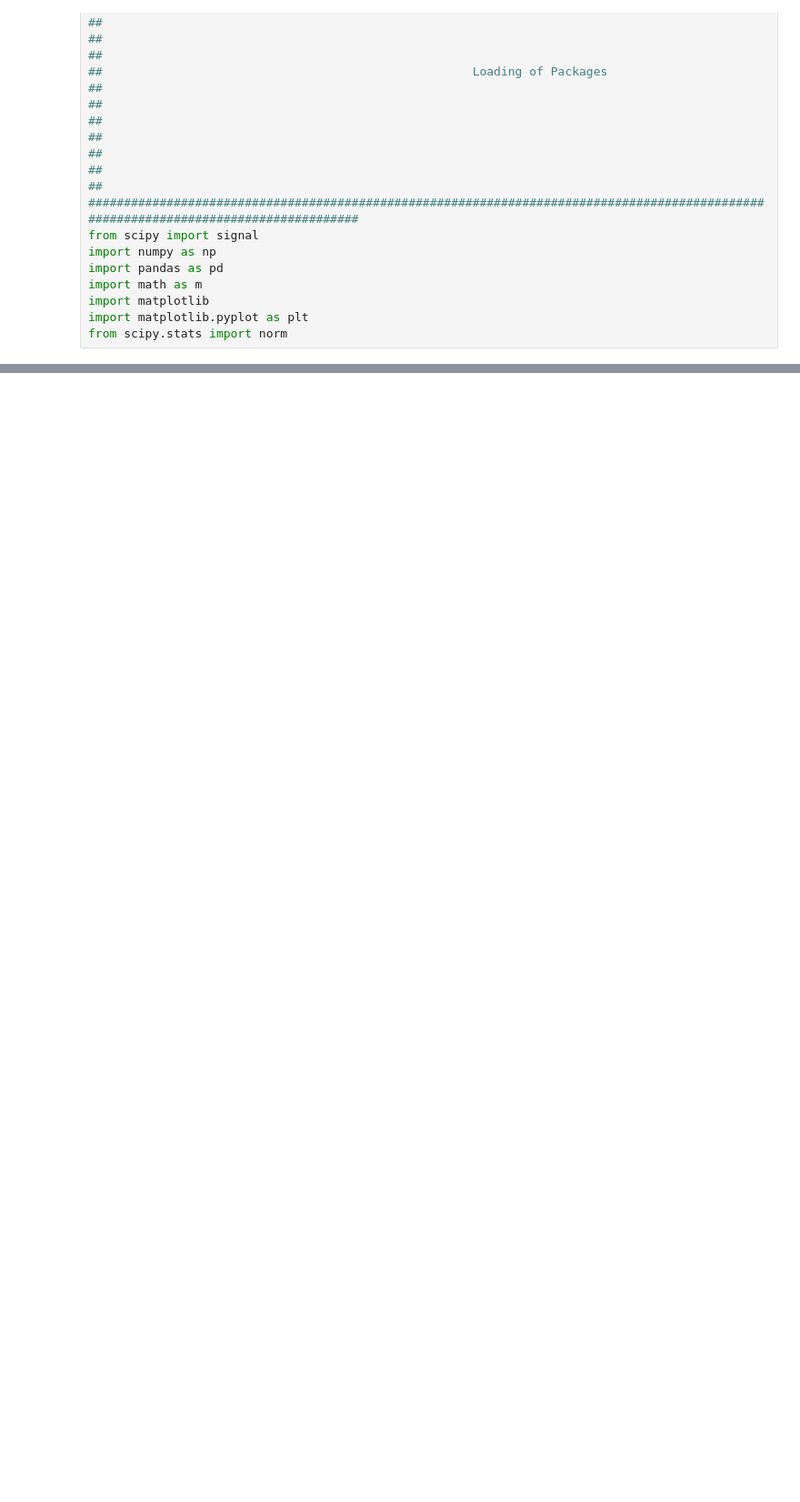
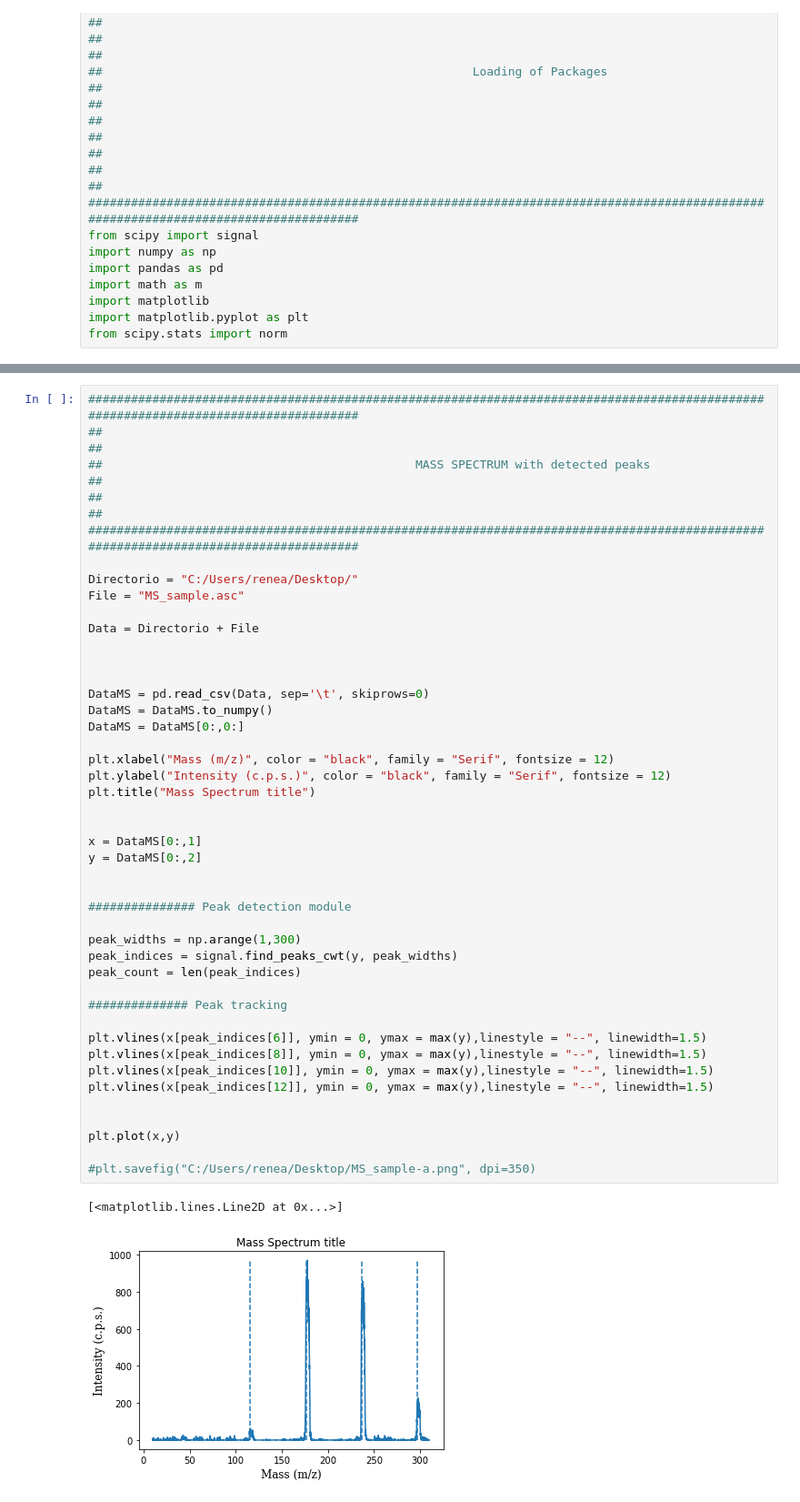
Before and after one commit to renecartaya/Quadrupole-Mass-Spectrometry, a Jupyter notebook: Quadrupole_Mass_Spectrometry_Sample.ipynb, the cells around one changed output, grey strips where cells are left out. Shown at 91% size. Saved outputs shown, nothing was run; the diff lists cells and outputs as text; blank space fills up the shorter version.

```diff
--- a/Quadrupole_Mass_Spectrometry_Sample.ipynb
+++ b/Quadrupole_Mass_Spectrometry_Sample.ipynb
@@ -93 +213,48 @@ plt.savefig("C:/Users/renea/Desktop/MS_sample-a.png", dpi=350)
 [figure]
+# %%
+#####################################################################################################################################
+##                                                                                                                                 ##
+##                                            MASS SPECTRUM with detected peaks                                                    ##
+##                                                                                                                                 ##
+#####################################################################################################################################
+
+Directorio = "C:/Users/renea/Desktop/"
+File = "MS_sample.asc"
+
+Data = Directorio + File
+
+
+
+DataMS = pd.read_csv(Data, sep='\t', skiprows=0)
+DataMS = DataMS.to_numpy()
+DataMS = DataMS[0:,0:]
+
+plt.xlabel("Mass (m/z)", color = "black", family = "Serif", fontsize = 12)
+plt.ylabel("Intensity (c.p.s.)", color = "black", family = "Serif", fontsize = 12)
+plt.title("Mass Spectrum title")
+
+
+x = DataMS[0:,1]
+y = DataMS[0:,2]
+
+
+############### Peak detection module
+
+peak_widths = np.arange(1,300)
+peak_indices = signal.find_peaks_cwt(y, peak_widths)
+peak_count = len(peak_indices)
+
+############## Peak tracking
+
+plt.vlines(x[peak_indices[6]], ymin = 0, ymax = max(y),linestyle = "--", linewidth=1.5)
+plt.vlines(x[peak_indices[8]], ymin = 0, ymax = max(y),linestyle = "--", linewidth=1.5)
+plt.vlines(x[peak_indices[10]], ymin = 0, ymax = max(y),linestyle = "--", linewidth=1.5)
+plt.vlines(x[peak_indices[12]], ymin = 0, ymax = max(y),linestyle = "--", linewidth=1.5)
+
+
+plt.plot(x,y)
+
+#plt.savefig("C:/Users/renea/Desktop/MS_sample-a.png", dpi=350)
+# %% [output]
+[<matplotlib.lines.Line2D at 0x...>]
+[figure, added]
```
Also changed, not shown: parts of 5 cells of this notebook.
